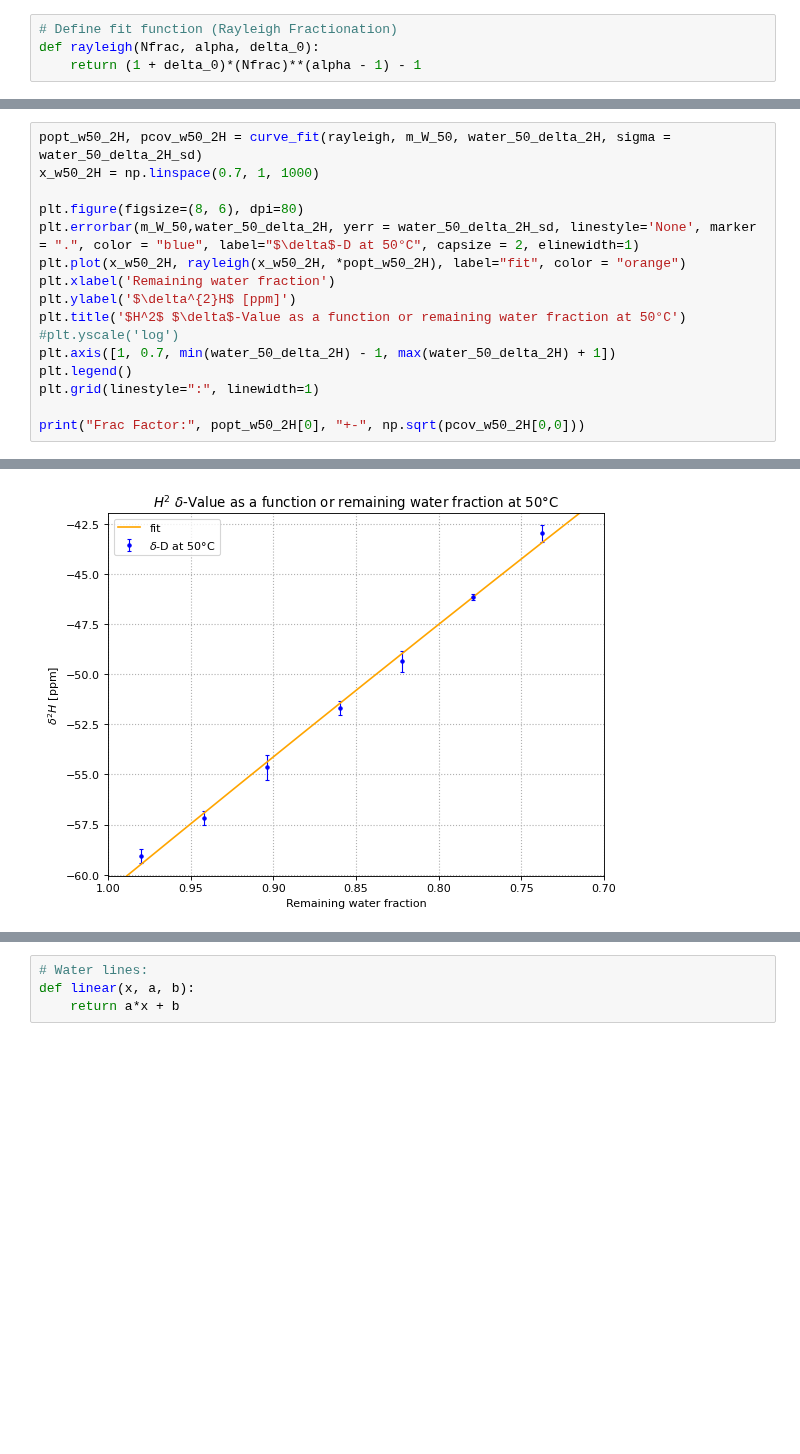
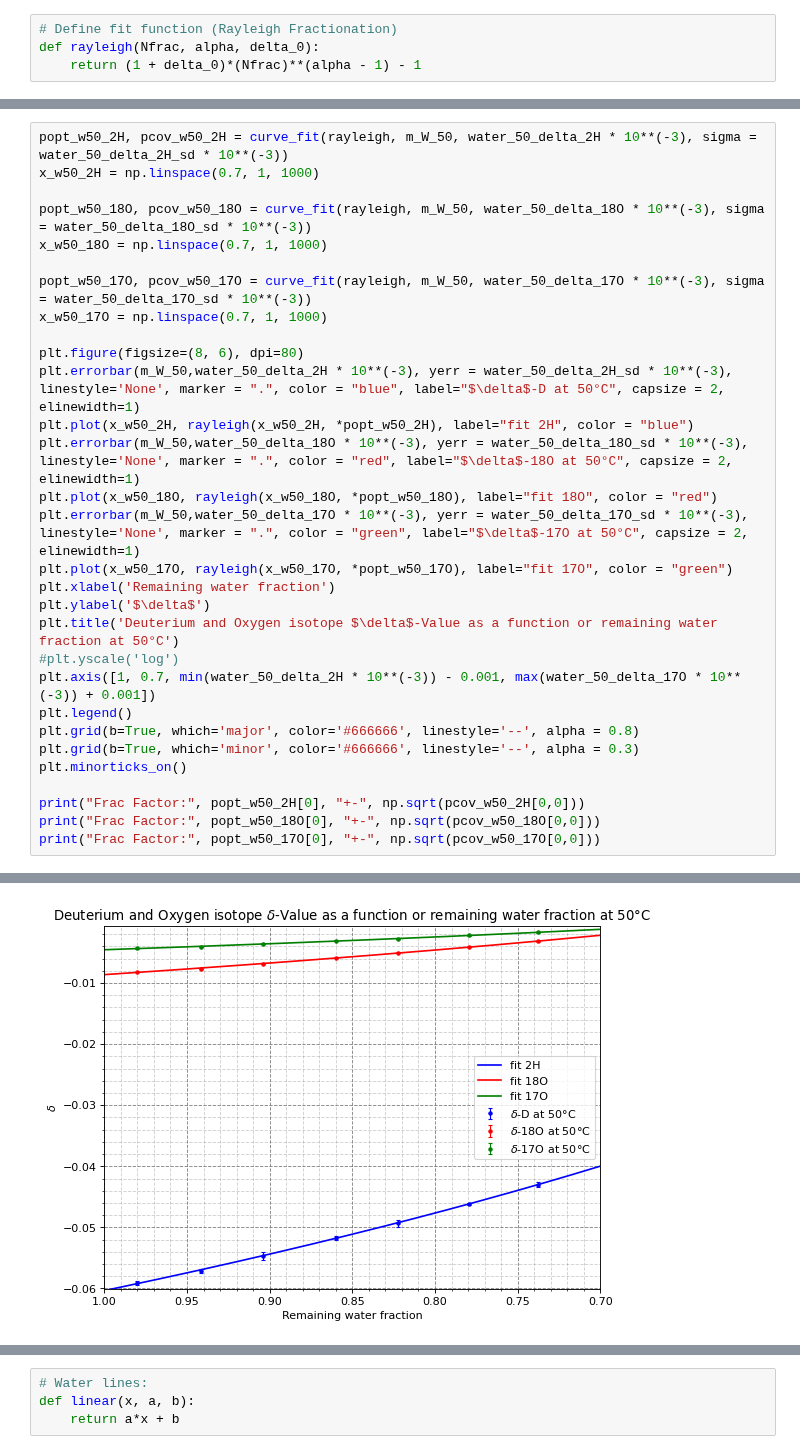
Before and after one commit to fexfl/FP, a Jupyter notebook: F55/F55 Analysis.ipynb, the cells around one changed output, grey strips where cells are left out. Cells and saved outputs as stored; diff of their text form; blank space fills up the shorter version.

```diff
--- a/F55/F55 Analysis.ipynb
+++ b/F55/F55 Analysis.ipynb
@@ -849,17 +827,31 @@ Frac Factor: 3.9991490504712046 +- 0.3491565623320794
 # %%
-popt_w50_2H, pcov_w50_2H = curve_fit(rayleigh, m_W_50, water_50_delta_2H, sigma = water_50_delta_2H_sd)
+popt_w50_2H, pcov_w50_2H = curve_fit(rayleigh, m_W_50, water_50_delta_2H * 10**(-3), sigma = water_50_delta_2H_sd * 10**(-3))
 x_w50_2H = np.linspace(0.7, 1, 1000)
 
+popt_w50_18O, pcov_w50_18O = curve_fit(rayleigh, m_W_50, water_50_delta_18O * 10**(-3), sigma = water_50_delta_18O_sd * 10**(-3))
+x_w50_18O = np.linspace(0.7, 1, 1000)
+
+popt_w50_17O, pcov_w50_17O = curve_fit(rayleigh, m_W_50, water_50_delta_17O * 10**(-3), sigma = water_50_delta_17O_sd * 10**(-3))
+x_w50_17O = np.linspace(0.7, 1, 1000)
+
 plt.figure(figsize=(8, 6), dpi=80)
-plt.errorbar(m_W_50,water_50_delta_2H, yerr = water_50_delta_2H_sd, linestyle='None', marker = ".", color = "blue", label="$\delta$-D at 50°C", capsize = 2, elinewidth=1)
-plt.plot(x_w50_2H, rayleigh(x_w50_2H, *popt_w50_2H), label="fit", color = "orange")
+plt.errorbar(m_W_50,water_50_delta_2H * 10**(-3), yerr = water_50_delta_2H_sd * 10**(-3), linestyle='None', marker = ".", color = "blue", label="$\delta$-D at 50°C", capsize = 2, elinewidth=1)
+plt.plot(x_w50_2H, rayleigh(x_w50_2H, *popt_w50_2H), label="fit 2H", color = "blue")
+plt.errorbar(m_W_50,water_50_delta_18O * 10**(-3), yerr = water_50_delta_18O_sd * 10**(-3), linestyle='None', marker = ".", color = "red", label="$\delta$-18O at 50°C", capsize = 2, elinewidth=1)
+plt.plot(x_w50_18O, rayleigh(x_w50_18O, *popt_w50_18O), label="fit 18O", color = "red")
+plt.errorbar(m_W_50,water_50_delta_17O * 10**(-3), yerr = water_50_delta_17O_sd * 10**(-3), linestyle='None', marker = ".", color = "green", label="$\delta$-17O at 50°C", capsize = 2, elinewidth=1)
+plt.plot(x_w50_17O, rayleigh(x_w50_17O, *popt_w50_17O), label="fit 17O", color = "green")
 plt.xlabel('Remaining water fraction')
-plt.ylabel('$\delta^{2}H$ [ppm]')
-plt.title('$H^2$ $\delta$-Value as a function or remaining water fraction at 50°C')
+plt.ylabel('$\delta$')
+plt.title('Deuterium and Oxygen isotope $\delta$-Value as a function or remaining water fraction at 50°C')
 #plt.yscale('log')
-plt.axis([1, 0.7, min(water_50_delta_2H) - 1, max(water_50_delta_2H) + 1])
+plt.axis([1, 0.7, min(water_50_delta_2H * 10**(-3)) - 0.001, max(water_50_delta_17O * 10**(-3)) + 0.001])
 plt.legend()
-plt.grid(linestyle=":", linewidth=1)
+plt.grid(b=True, which='major', color='#666666', linestyle='--', alpha = 0.8)
+plt.grid(b=True, which='minor', color='#666666', linestyle='--', alpha = 0.3)
+plt.minorticks_on()
 
 print("Frac Factor:", popt_w50_2H[0], "+-", np.sqrt(pcov_w50_2H[0,0]))
+print("Frac Factor:", popt_w50_18O[0], "+-", np.sqrt(pcov_w50_18O[0,0]))
+print("Frac Factor:", popt_w50_17O[0], "+-", np.sqrt(pcov_w50_17O[0,0]))
 # %% [output]
@@ -867 +861 @@ Frac Factor: 2.127373549346578 +- 0.02310260843757077
-[figure, old version]
+[figure, new version]
```
Also changed, not shown: parts of 10 cells of this notebook.
